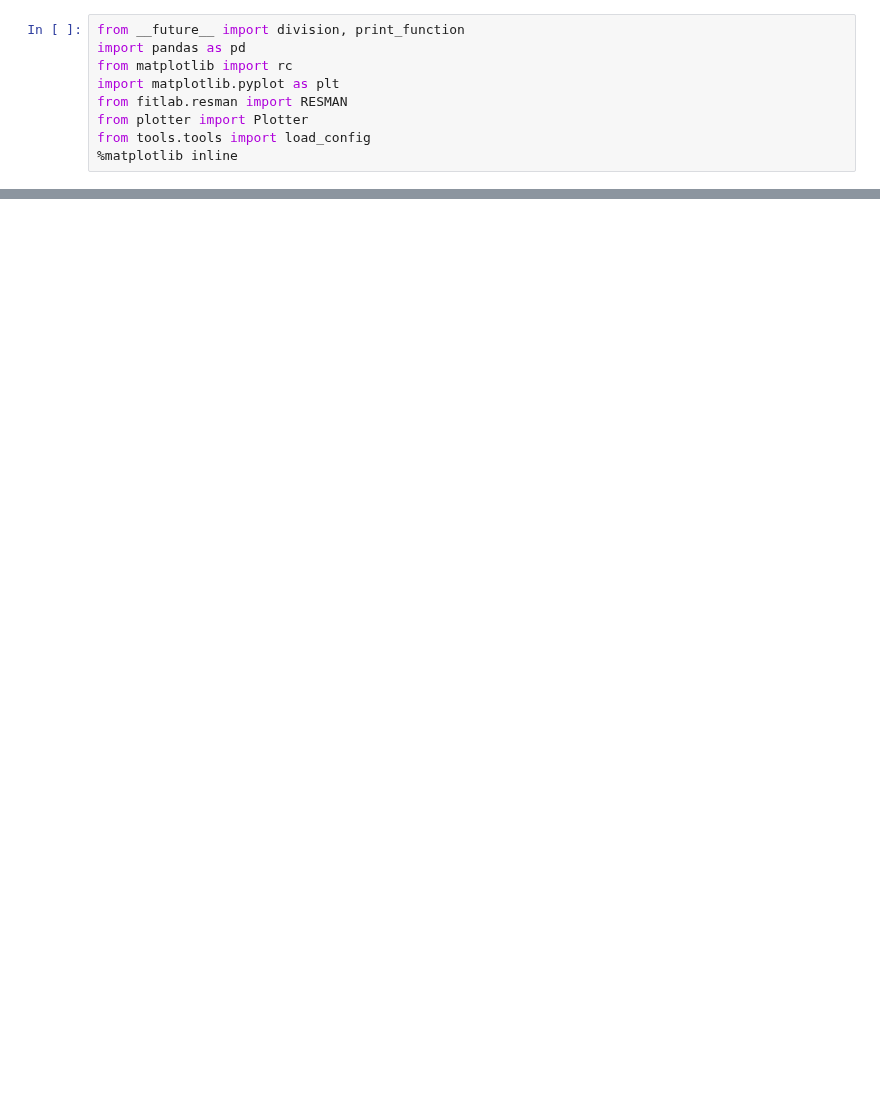
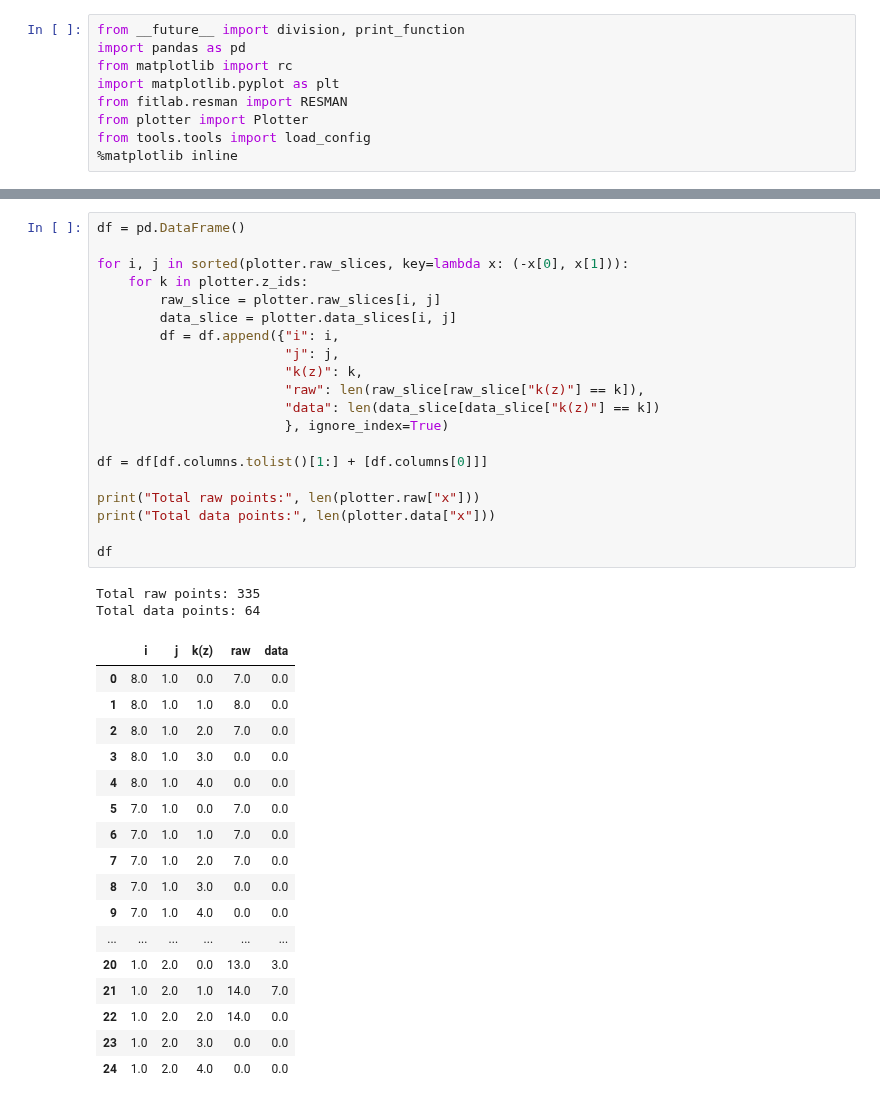
Before and after one commit to prokudin/PSU-PHYS296, a Jupyter notebook: Python/notebooks/plotter_test_HERMES.ipynb, the cells around one changed output, grey strips where cells are left out. Cells and saved outputs as stored; diff of their text form; blank space fills up the shorter version.

```diff
--- a/Python/notebooks/plotter_test_HERMES.ipynb
+++ b/Python/notebooks/plotter_test_HERMES.ipynb
@@ -75,3 +97,43 @@ plotter.plot()
+# %%
+df = pd.DataFrame()
+
+for i, j in sorted(plotter.raw_slices, key=lambda x: (-x[0], x[1])):
+    for k in plotter.z_ids:
+        raw_slice = plotter.raw_slices[i, j]
+        data_slice = plotter.data_slices[i, j]
+        df = df.append({"i": i,
+                        "j": j,
+                        "k(z)": k,
+                        "raw": len(raw_slice[raw_slice["k(z)"] == k]),
+                        "data": len(data_slice[data_slice["k(z)"] == k])
+                        }, ignore_index=True)
+
+df = df[df.columns.tolist()[1:] + [df.columns[0]]]
+
+print("Total raw points:", len(plotter.raw["x"]))
+print("Total data points:", len(plotter.data["x"]))
+
+df
+# %% [output]
+Total raw points: 335
+Total data points: 64
+|  | i | j | k(z) | raw | data |
+| 0 | 8.0 | 1.0 | 0.0 | 7.0 | 0.0 |
+| 1 | 8.0 | 1.0 | 1.0 | 8.0 | 0.0 |
+| 2 | 8.0 | 1.0 | 2.0 | 7.0 | 0.0 |
+| 3 | 8.0 | 1.0 | 3.0 | 0.0 | 0.0 |
+| 4 | 8.0 | 1.0 | 4.0 | 0.0 | 0.0 |
+| 5 | 7.0 | 1.0 | 0.0 | 7.0 | 0.0 |
+| 6 | 7.0 | 1.0 | 1.0 | 7.0 | 0.0 |
+| 7 | 7.0 | 1.0 | 2.0 | 7.0 | 0.0 |
+| 8 | 7.0 | 1.0 | 3.0 | 0.0 | 0.0 |
+| 9 | 7.0 | 1.0 | 4.0 | 0.0 | 0.0 |
+| ... | ... | ... | ... | ... | ... |
+| 20 | 1.0 | 2.0 | 0.0 | 13.0 | 3.0 |
+| 21 | 1.0 | 2.0 | 1.0 | 14.0 | 7.0 |
+| 22 | 1.0 | 2.0 | 2.0 | 14.0 | 0.0 |
+| 23 | 1.0 | 2.0 | 3.0 | 0.0 | 0.0 |
+| 24 | 1.0 | 2.0 | 4.0 | 0.0 | 0.0 |
 # %%
 plotter.col_lab = "qT"
 plotter.sub_xlabel = r"$q_T$ (GeV)"
```
Also changed, not shown: parts of 3 cells of this notebook, 3 other files.
